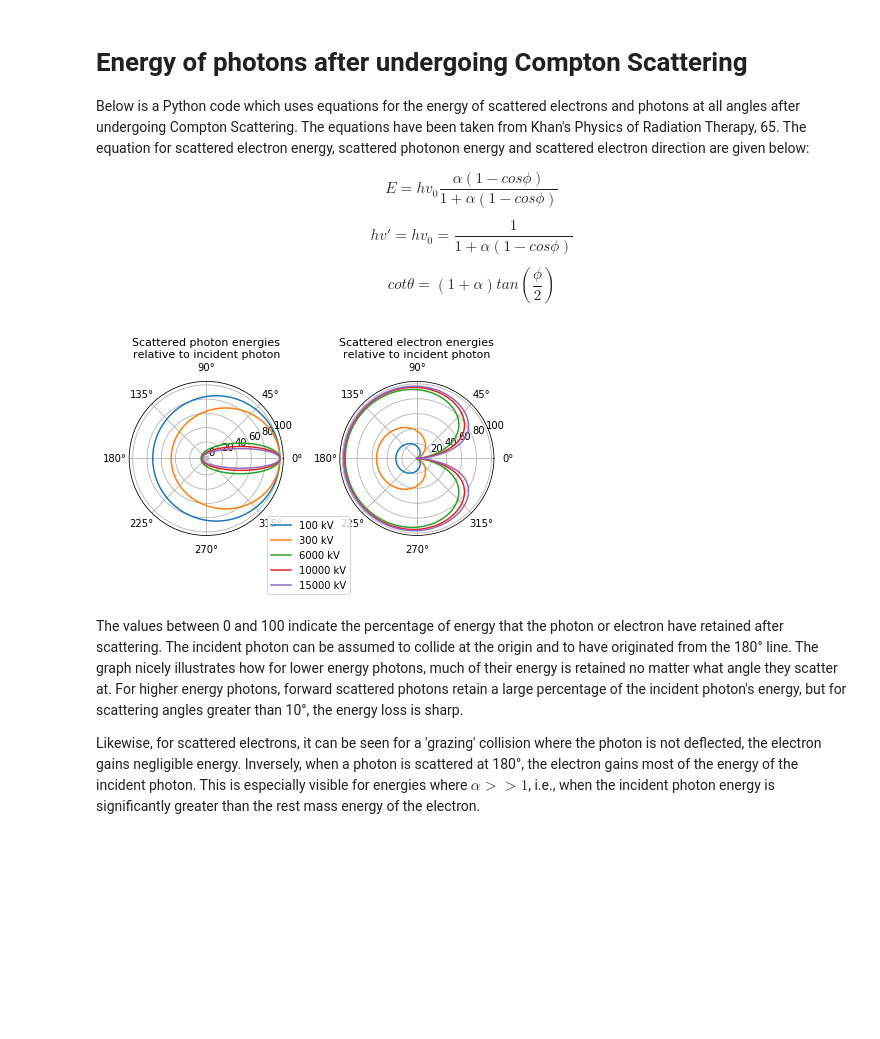
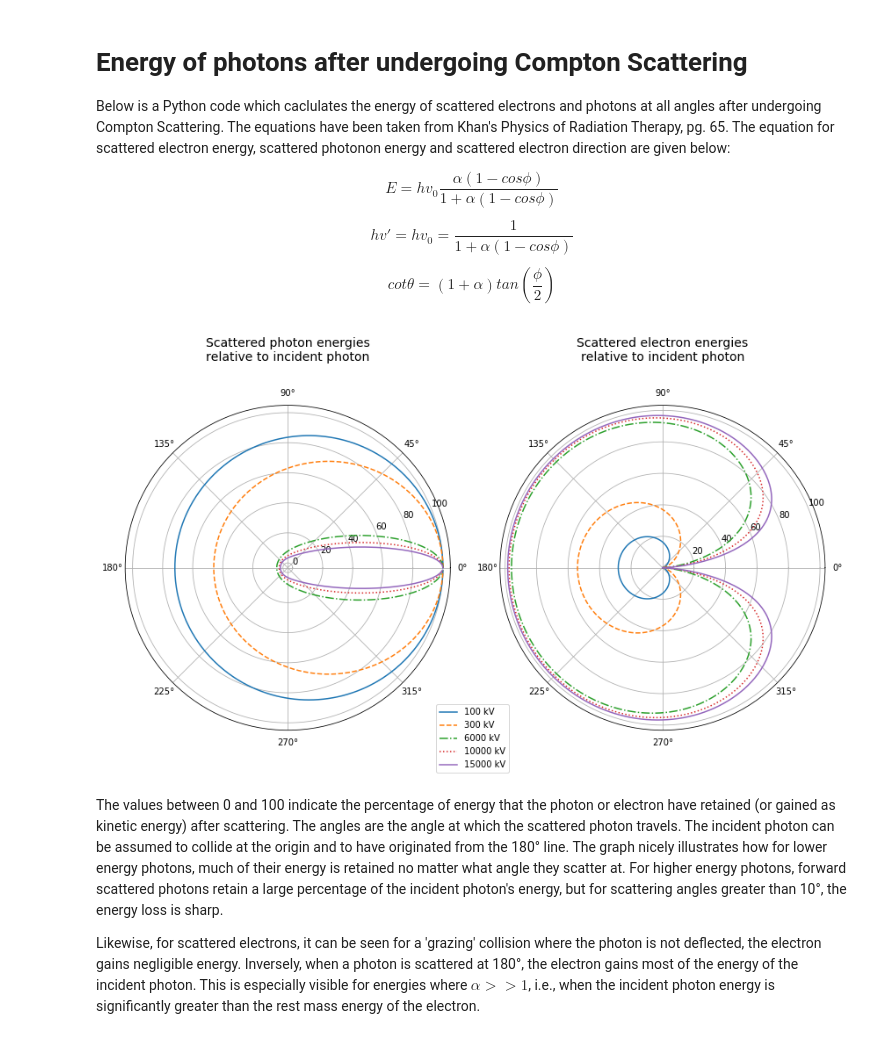
Before and after one commit to keithjdavey/blog, a Jupyter notebook: content/EnergyDistComptonScatter.ipynb, the cells around one changed output. Drawn from its saved outputs; the diff is of its cells as text; code cells hidden in the pictures; blank space fills up the shorter version.

```diff
--- a/content/EnergyDistComptonScatter.ipynb
+++ b/content/EnergyDistComptonScatter.ipynb
@@ -1,7 +1,7 @@
 # %% [markdown]
 # Energy of photons after undergoing Compton Scattering
 
-Below is a Python code which uses equations for the energy of scattered electrons and photons at all angles after undergoing Compton Scattering. The equations have been taken from Khan's Physics of Radiation Therapy, 65. The equation for scattered electron energy, scattered photonon energy and scattered electron direction are given below:
+Below is a Python code which caclulates the energy of scattered electrons and photons at all angles after undergoing Compton Scattering. The equations have been taken from Khan's Physics of Radiation Therapy, pg. 65. The equation for scattered electron energy, scattered photonon energy and scattered electron direction are given below:
 
 $$
 E = hv_0 \frac{\alpha(1-cos\phi)}{1+\alpha(1-cos\phi)}
@@ -17,36 +17,37 @@ $$
 # %%
 import math
 import matplotlib.pyplot as plt
 import numpy as np
 
 angles = [i*math.pi/180 for i in range(0,360)]
 energies = [100,300,6000,10000,15000]           # keV
 restMassEnergy = 511                            # keV
+styles = ['-','--','-.',':','-']
 
 scatterElectronE = np.empty((len(energies),360))
 scatterPhotonE = np.empty((len(energies),360))
 strEnergies = []
 
-fig, (ax1,ax2) = plt.subplots(1,2, subplot_kw=dict(polar=True))
+fig, (ax1,ax2) = plt.subplots(1,2, subplot_kw=dict(polar=True), figsize=(12,7))
 
 for k in range(0,len(energies)):
     alph = energies[k]/restMassEnergy
     for i in range(0,360):
         scatterAngleRad = angles[i]
         scatterElectronE[k][i] = 100*(energies[k]*(alph*(1-math.cos(scatterAngleRad)))/(1+alph*(1-math.cos(scatterAngleRad))))/energies[k]
         scatterPhotonE[k][i] = (100*(energies[k]/(1+(alph*(1-math.cos(scatterAngleRad)))))/energies[k])
     strEnergies.append(str(energies[k])+' kV')
-    ax1.plot(angles,scatterPhotonE[k])
-    ax1.set_title('Scattered photon energies\nrelative to incident photon',y=1.12,fontsize=11)
-    ax2.plot(angles,scatterElectronE[k])
-    ax2.set_title('Scattered electron energies\nrelative to incident photon',y=1.12,fontsize=11)
+    ax1.plot(angles,scatterPhotonE[k],styles[k])
+    ax1.set_title('Scattered photon energies\nrelative to incident photon',y=1.12,fontsize=14)
+    ax2.plot(angles,scatterElectronE[k],styles[k])
+    ax2.set_title('Scattered electron energies\nrelative to incident photon',y=1.12,fontsize=14)
 
 fig.legend(strEnergies,loc='lower center')
 plt.tight_layout()
 plt.show()
 # %% [output]
-[figure, old version]
+[figure, new version]
 # %% [markdown]
-The values between 0 and 100 indicate the percentage of energy that the photon or electron have retained after scattering. The incident photon can be assumed to collide at the origin and to have originated from the 180° line. The graph nicely illustrates how for lower energy photons, much of their energy is retained no matter what angle they scatter at. For higher energy photons, forward scattered photons retain a large percentage of the incident photon's energy, but for scattering angles greater than 10°, the energy loss is sharp.
+The values between 0 and 100 indicate the percentage of energy that the photon or electron have retained (or gained as kinetic energy) after scattering. The angles are the angle at which the scattered photon travels. The incident photon can be assumed to collide at the origin and to have originated from the 180° line. The graph nicely illustrates how for lower energy photons, much of their energy is retained no matter what angle they scatter at. For higher energy photons, forward scattered photons retain a large percentage of the incident photon's energy, but for scattering angles greater than 10°, the energy loss is sharp.
 
 Likewise, for scattered electrons, it can be seen for a 'grazing' collision where the photon is not deflected, the electron gains negligible energy. Inversely, when a photon is scattered at 180°, the electron gains most of the energy of the incident photon. This is especially visible for energies where $\alpha >> 1$, i.e., when the incident photon energy is significantly greater than the rest mass energy of the electron.
```
